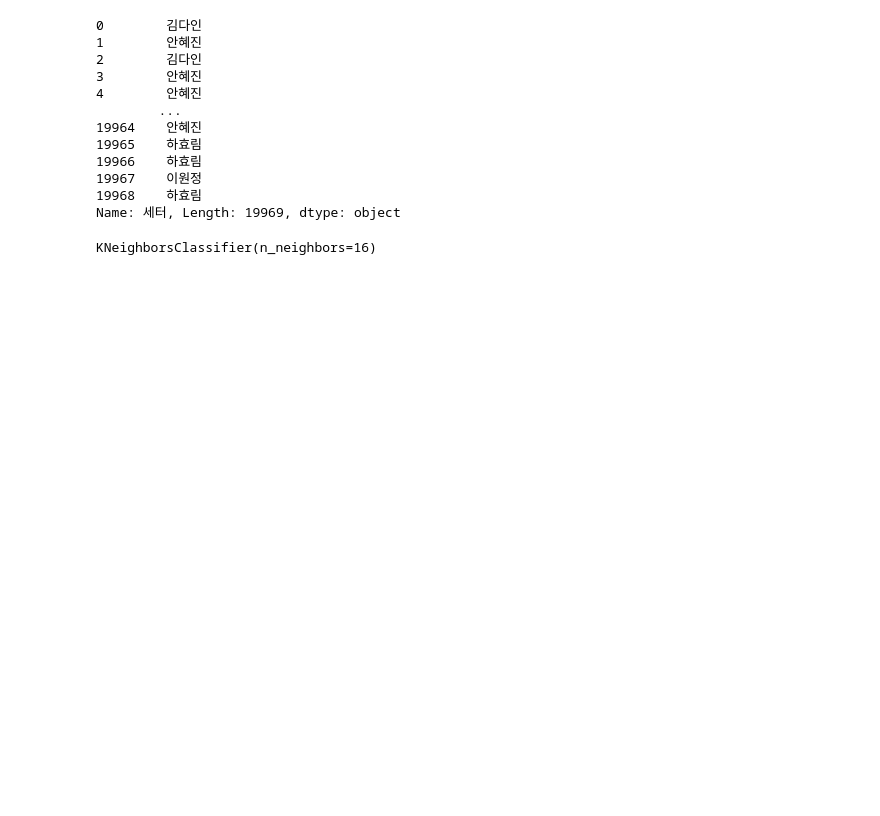
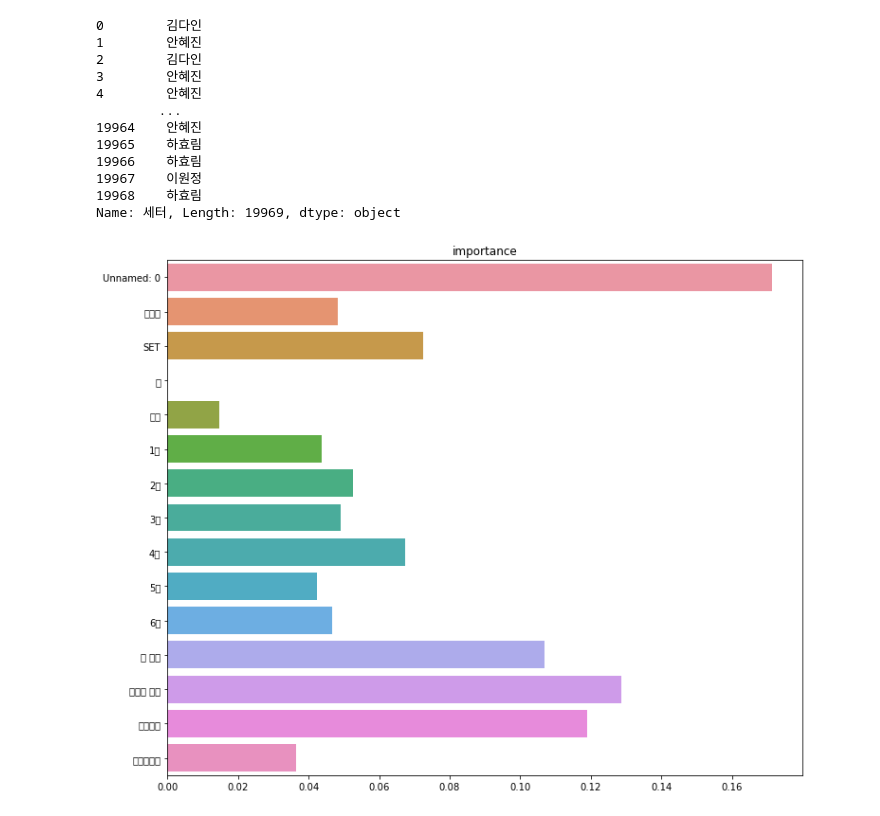
Before and after one commit to right-x2/kovo_game_info, a Jupyter notebook: setter.ipynb, the cells around one changed output. Saved outputs shown, nothing was run; the diff lists cells and outputs as text; code cells hidden in the pictures; blank space fills up the shorter version.

```diff
--- a/setter.ipynb
+++ b/setter.ipynb
@@ -89,17 +103,31 @@ Name: 세터, Length: 19969, dtype: object
 # %%
 from sklearn.linear_model import LogisticRegression
 from sklearn import svm
-from sklearn.neighbors import KNeighborsClassifier
+from sklearn.neighbors import KNeighborsClassifier,KNeighborsRegressor
 from sklearn.naive_bayes import GaussianNB
+from sklearn.svm import LinearSVC
+from sklearn.tree import DecisionTreeClassifier
+from sklearn.ensemble import RandomForestClassifier
+import seaborn as sns
+import matplotlib.pyplot as plt
+import pandas as pd
 
 #clf = GaussianNB()
 #clf = LogisticRegression(multi_class="multinomial",solver="lbfgs", C=10, random_state=42)
 #clf = LogisticRegression()
 #clf = svm.SVC(gamma = 0.001, C = 100)
-clf = KNeighborsClassifier(n_neighbors=16)
+#clf = DecisionTreeClassifier(max_depth=3,random_state=0)
+#clf = KNeighborsClassifier(n_neighbors = 16)
+clf = RandomForestClassifier(n_estimators=15)
 clf.fit(X_train, y_train)
+importance = clf.feature_importances_
+temp = pd.Series(clf,index = X_train.columns)
+plt.figure(figsize=(12,10))
+plt.title("importance")
+sns.barplot(x=importance,y=X_train.columns)
+plt.show()
 # %% [output]
-KNeighborsClassifier(n_neighbors=16)
+[figure, added]
 # %%
 from sklearn.metrics import accuracy_score
 
```
Also changed, not shown: parts of 7 cells of this notebook, 3 other files.
